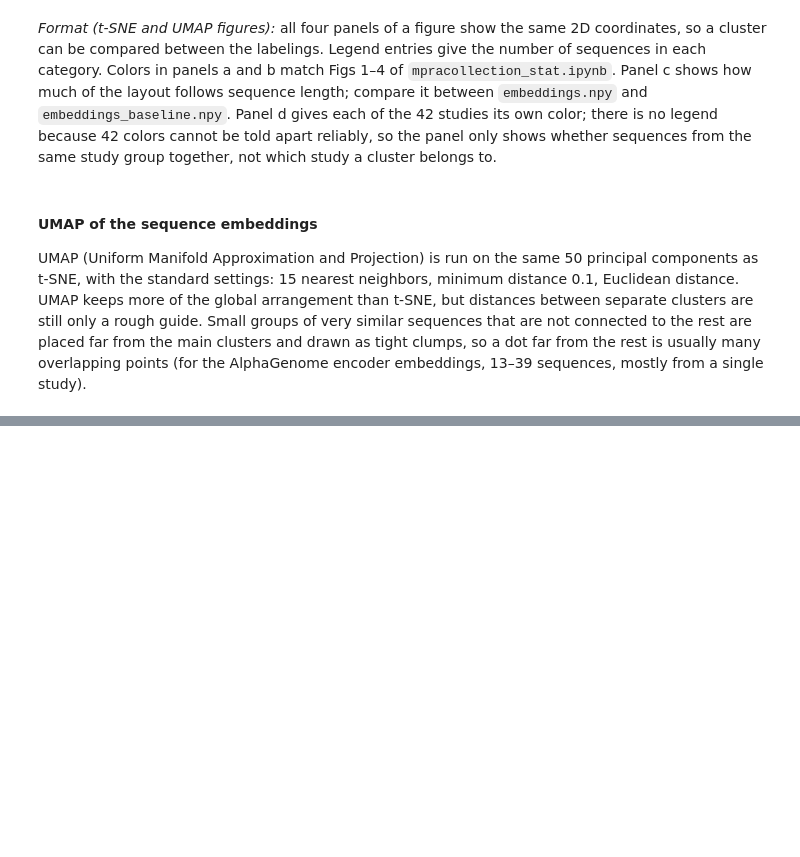
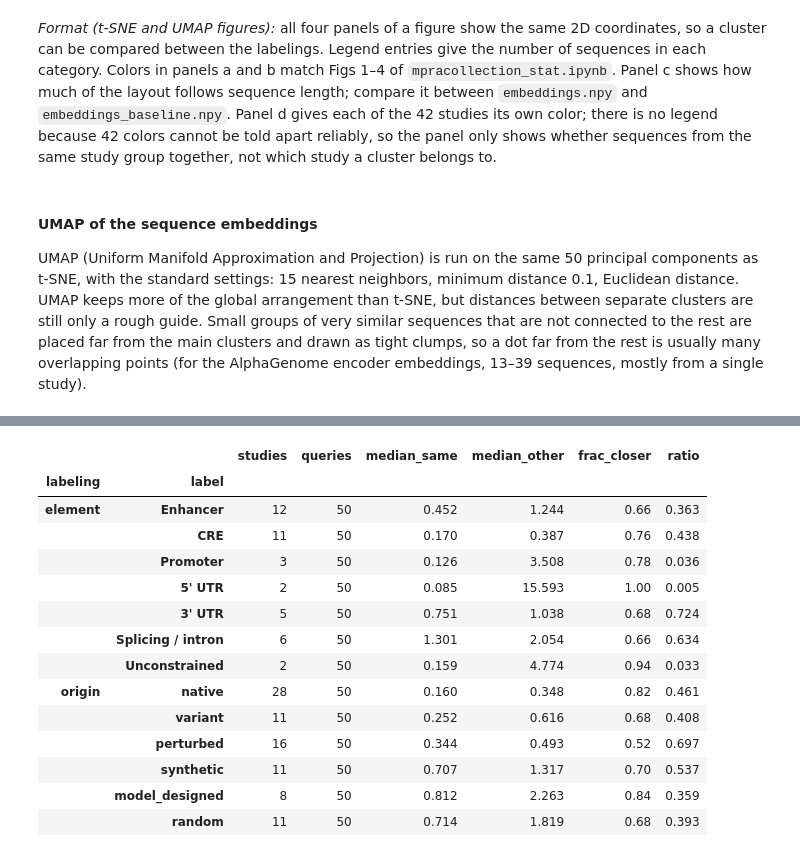
Before and after one commit to chikinalab/MPRACollection, a Jupyter notebook: figures/mpracollection_seqemb.ipynb, the cells around one changed output, grey strips where cells are left out. Saved outputs shown, nothing was run; the diff lists cells and outputs as text; code cells hidden in the pictures; blank space fills up the shorter version.

```diff
--- a/figures/mpracollection_seqemb.ipynb
+++ b/figures/mpracollection_seqemb.ipynb
@@ -355,0 +394,72 @@ plot_2d("umap");
+# %%
+N_QUERY, K = 50, 10  # query sequences per label, nearest neighbors per query
+coords_umap = seqs[["umap1", "umap2"]].to_numpy()
+
+
+def cross_study_knn(coords, column, order, n_query=N_QUERY, k=K, min_studies=2, seed=0):
+    """Mean distance from query sequences to their k nearest neighbors in other studies, with the same label and, as a
+    control, with a different label.
+
+    For each label of seqs[column] (in `order`) that occurs in at least `min_studies` studies, n_query sequences with
+    that label are sampled. For each query sequence, two values are computed:
+      same:  mean Euclidean distance to the k nearest sequences that have the same label and are in another study
+      other: the same for a control set of sequences that have a different label and are in another study. The control
+             set has the same size and the same study structure as the same-label set: for each other study with m
+             sequences of the query's label, a randomly chosen other study contributes m random sequences with a
+             different label (each study at most once). A new control set is drawn for every query sequence.
+    """
+    rng = np.random.default_rng(seed)
+    labels = seqs[column].to_numpy()
+    studies = seqs["study"].to_numpy()
+    study_ids = np.unique(studies)
+    rows_of = {s: np.flatnonzero(studies == s) for s in study_ids}
+
+    def mean_knn(dist, pool):
+        assert pool.sum() >= k, f"only {pool.sum()} candidate sequences"
+        return np.partition(dist[pool], k - 1)[:k].mean()
+
+    records = []
+    for label in order:
+        has_label = labels == label
+        n_studies = len(np.unique(studies[has_label]))
+        if n_studies < min_studies:
+            if n_studies:
+                print(f"{column}: '{label}' skipped (only in {n_studies} study)")
+            continue
+        n_same = {s: has_label[r].sum() for s, r in rows_of.items()}  # sequences with the label per study
+        other_rows = {s: r[~has_label[r]] for s, r in rows_of.items()}  # sequences with a different label per study
+        query_rows = rng.choice(np.flatnonzero(has_label), size=min(n_query, has_label.sum()), replace=False)
+        for i in query_rows:
+            dist = np.linalg.norm(coords - coords[i], axis=1)
+            other_study = studies != studies[i]
+            # control set: give each count m of same-label sequences (largest first) to a random unused other study
+            # that has at least m sequences with a different label
+            control = np.zeros(len(seqs), dtype=bool)
+            free = [s for s in study_ids if s != studies[i]]
+            for m in sorted((n_same[s] for s in free if n_same[s]), reverse=True):
+                hosts = [s for s in free if len(other_rows[s]) >= m]
+                assert hosts, f"{column} '{label}': no free study with {m} sequences of a different label"
+                host = hosts[rng.integers(len(hosts))]
+                control[rng.choice(other_rows[host], size=m, replace=False)] = True
+                free.remove(host)
+            records.append({"label": label, "n_studies": n_studies, "row": i, "study": studies[i],
+                            "same": mean_knn(dist, has_label & other_study), "other": mean_knn(dist, control)})
+    return pd.DataFrame(records)
+
+
+LABELINGS = {  # key: (column of seqs, order, colors, display names, title)
+    "element": ("element", RE_ORDER, RE_COLORS, {}, "Regulatory element type"),
+    "origin": ("origin", ORIGIN_ORDER, ORIGIN_COLORS, ORIGIN_LABELS, "Sequence origin"),
+}
+knn = pd.concat([
+    cross_study_knn(coords_umap, column, order).assign(labeling=lab)
+    for lab, (column, order, *_) in LABELINGS.items()
+], ignore_index=True)
+
+summary = (knn.assign(closer=knn["same"] < knn["other"])
+           .groupby(["labeling", "label"], sort=False)
+           .agg(studies=("n_studies", "first"), queries=("row", "size"), median_same=("same", "median"),
+                median_other=("other", "median"), frac_closer=("closer", "mean")))
+summary["ratio"] = summary["median_same"] / summary["median_other"]
+display(summary.round(3))
+# %% [output]
@@ -355,0 +467,15 @@ plot_2d("umap");
+|  |  | studies | queries | median_same | median_other | frac_closer | ratio |
+| labeling | label |  |  |  |  |  |  |
+| element | Enhancer | 12 | 50 | 0.452 | 1.244 | 0.66 | 0.363 |
+|  | CRE | 11 | 50 | 0.170 | 0.387 | 0.76 | 0.438 |
+|  | Promoter | 3 | 50 | 0.126 | 3.508 | 0.78 | 0.036 |
+|  | 5' UTR | 2 | 50 | 0.085 | 15.593 | 1.00 | 0.005 |
+|  | 3' UTR | 5 | 50 | 0.751 | 1.038 | 0.68 | 0.724 |
+|  | Splicing / intron | 6 | 50 | 1.301 | 2.054 | 0.66 | 0.634 |
+|  | Unconstrained | 2 | 50 | 0.159 | 4.774 | 0.94 | 0.033 |
+| origin | native | 28 | 50 | 0.160 | 0.348 | 0.82 | 0.461 |
+|  | variant | 11 | 50 | 0.252 | 0.616 | 0.68 | 0.408 |
+|  | perturbed | 16 | 50 | 0.344 | 0.493 | 0.52 | 0.697 |
+|  | synthetic | 11 | 50 | 0.707 | 1.317 | 0.70 | 0.537 |
+|  | model_designed | 8 | 50 | 0.812 | 2.263 | 0.84 | 0.359 |
+|  | random | 11 | 50 | 0.714 | 1.819 | 0.68 | 0.393 |
```
Also changed, not shown: parts of 8 cells of this notebook, 11 other files.
